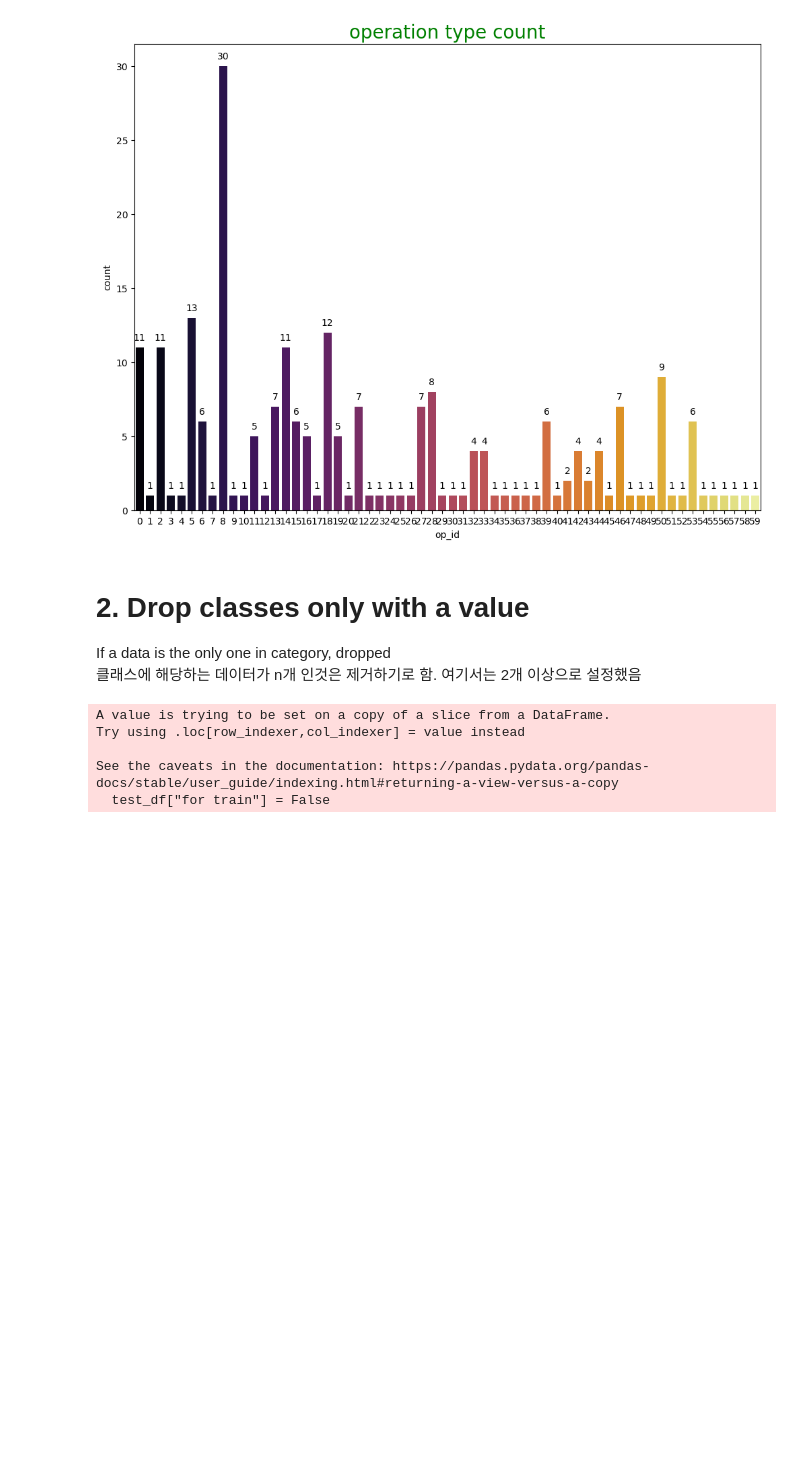
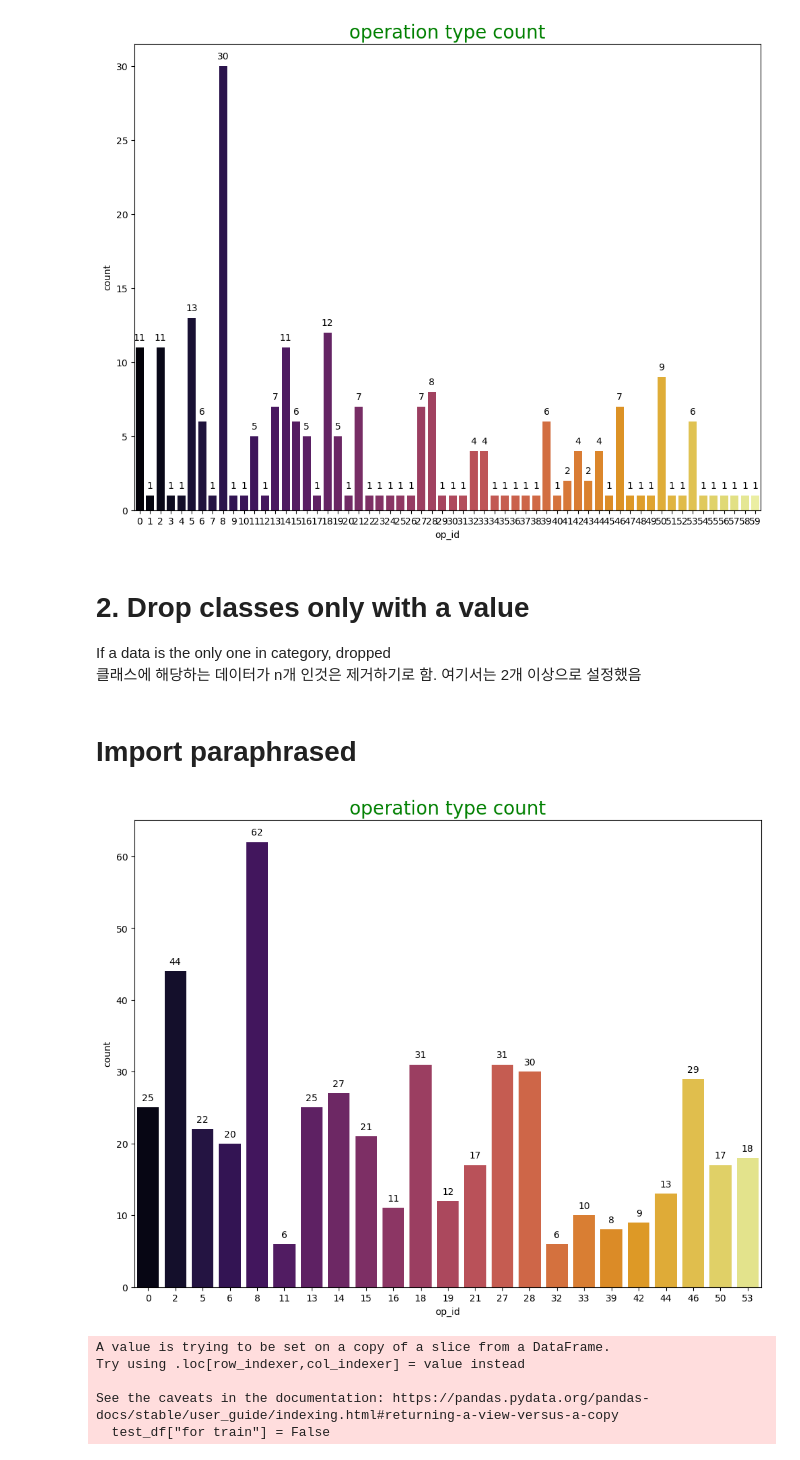
Before and after one commit to Chaeguevara/Text2Geo-flow, a Jupyter notebook: textToOps/utils/train_test_split_and_eda.ipynb, the cells around one changed output. Drawn from its saved outputs; the diff is of its cells as text; code cells hidden in the pictures; blank space fills up the shorter version.

Commit message:
Sbert data

```diff
--- a/textToOps/utils/train_test_split_and_eda.ipynb
+++ b/textToOps/utils/train_test_split_and_eda.ipynb
@@ -77,6 +77,22 @@ plt.show()
 # %%
 df= df.groupby("op_id").filter(lambda x: len(x) >2)
 df.to_excel(f"../data/processed/corpora_unique_ops_dropped_wo_paraph.xlsx")
+# %% [markdown]
+# Import paraphrased
+# %%
+df = pd.read_excel("../data/processed/train_test_only_paraphrased.xlsx")
+# %%
+plt.figure(figsize=[12,9])
+plot = sns.countplot(df["op_id"], palette = 'inferno')
+for p in plot.patches:
+    plot.annotate(format(p.get_height(),), (p.get_x() + p.get_width() / 2., p.get_height()), ha = 'center', va = 'center', xytext = (0, 10), textcoords = 'offset points')
+
+plt.title('operation type count', fontdict={'fontsize': 20, 'fontweight': 5, 'color': 'Green'})
+#plt.xticks(rotation=90)
+plt.savefig("../figures/class_and_count_paraphrased.png", bbox_inches='tight')
+plt.show()
+# %% [output]
+[figure, added]
 # %%
 train_df = df.groupby('op_id', group_keys=False).apply(
          lambda x: x.sample(frac=0.66,
```
Also changed, not shown: 13 other files.
